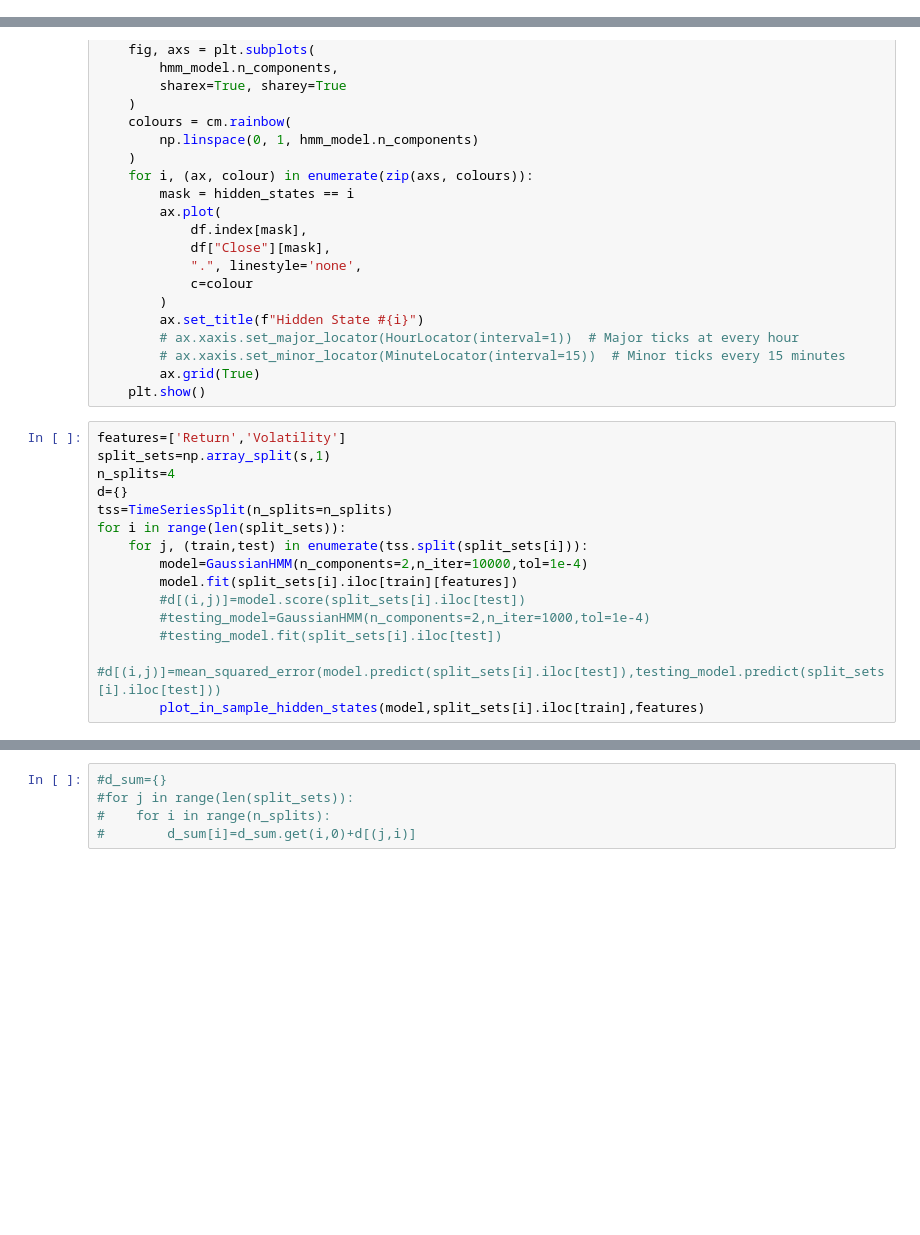
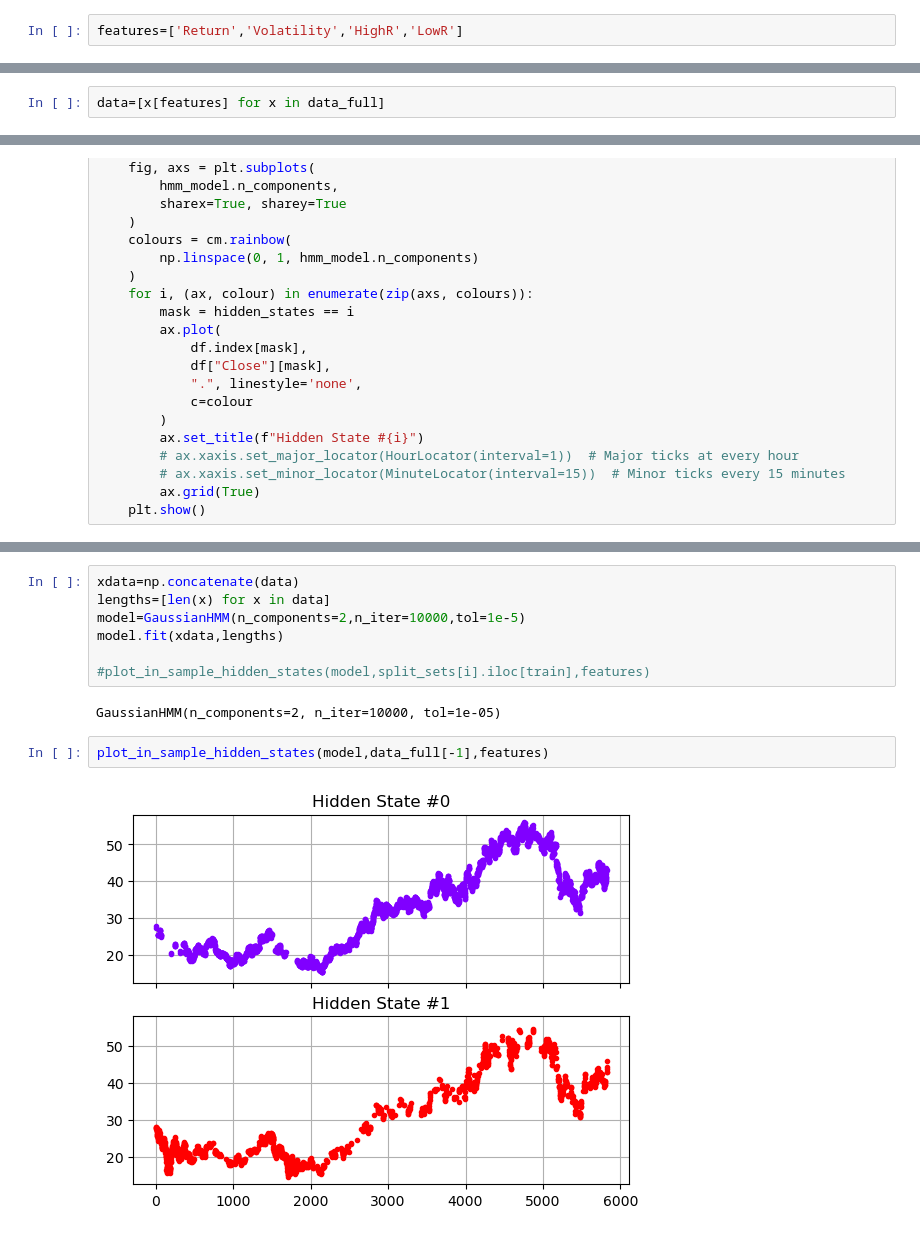
Before and after one commit to srijanrodo/erdos_regime_switch, a Jupyter notebook: stock_hmm.ipynb, the cells around one changed output, grey strips where cells are left out. Cells and saved outputs as stored; diff of their text form; blank space fills up the shorter version.

Commit message:
Added Gaussian HMM generated training set, added a template for training

```diff
--- a/stock_hmm.ipynb
+++ b/stock_hmm.ipynb
@@ -18 +14,3 @@ stock_path=init_dir_path+'/stock_data/aapl_prices.csv'
+# %%
+features=['Return','Volatility','HighR','LowR']
 # %%
@@ -28,3 +30,5 @@ s[['Return','Volatility']]=StandardScaler().fit_transform(s[['Return','Volatilit
+# %%
+data=[x[features] for x in data_full]
 # %%
 def plot_in_sample_hidden_states(hmm_model, df, features):
     """
@@ -56,18 +60,3 @@ def plot_in_sample_hidden_states(hmm_model, df, features):
         # ax.xaxis.set_minor_locator(MinuteLocator(interval=15))  # Minor ticks every 15 minutes
         ax.grid(True)
     plt.show()
-# %%
-features=['Return','Volatility']
-split_sets=np.array_split(s,1)
-n_splits=4
-d={}
-tss=TimeSeriesSplit(n_splits=n_splits)
-for i in range(len(split_sets)):
-    for j, (train,test) in enumerate(tss.split(split_sets[i])):
-        model=GaussianHMM(n_components=2,n_iter=10000,tol=1e-4)
-        model.fit(split_sets[i].iloc[train][features])
-        #d[(i,j)]=model.score(split_sets[i].iloc[test])
-        #testing_model=GaussianHMM(n_components=2,n_iter=1000,tol=1e-4)
-        #testing_model.fit(split_sets[i].iloc[test])
-        #d[(i,j)]=mean_squared_error(model.predict(split_sets[i].iloc[test]),testing_model.predict(split_sets[i].iloc[test]))
-        plot_in_sample_hidden_states(model,split_sets[i].iloc[train],features)
@@ -79,5 +63,13 @@ for i in range(len(split_sets)):
-# %%
-#d_sum={}
-#for j in range(len(split_sets)):
-#    for i in range(n_splits):
-#        d_sum[i]=d_sum.get(i,0)+d[(j,i)]
+# %%
+xdata=np.concatenate(data)
+lengths=[len(x) for x in data]
+model=GaussianHMM(n_components=2,n_iter=10000,tol=1e-5)
+model.fit(xdata,lengths)
+
+#plot_in_sample_hidden_states(model,split_sets[i].iloc[train],features)
+# %% [output]
+GaussianHMM(n_components=2, n_iter=10000, tol=1e-05)
+# %%
+plot_in_sample_hidden_states(model,data_full[-1],features)
+# %% [output]
+[figure, added]
```
Also changed, not shown: parts of 8 cells of this notebook, 2 other files.
